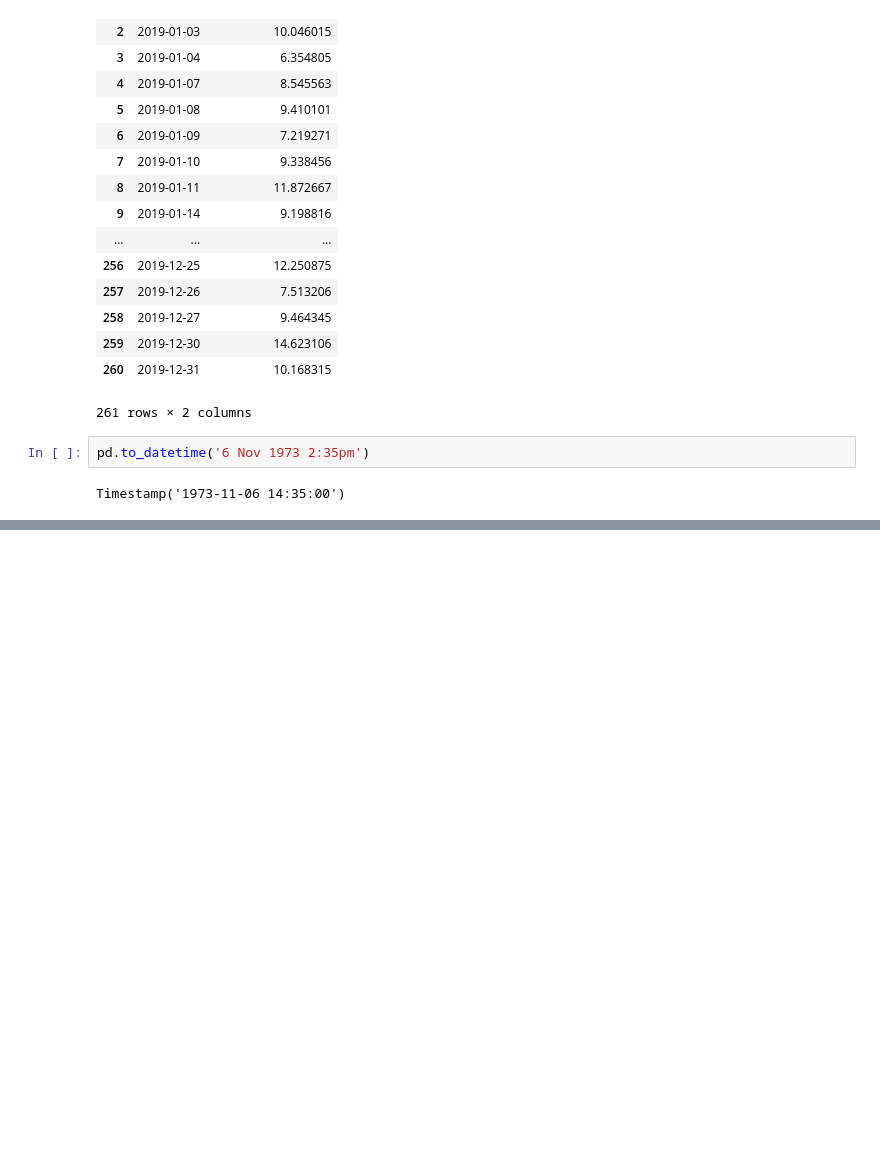
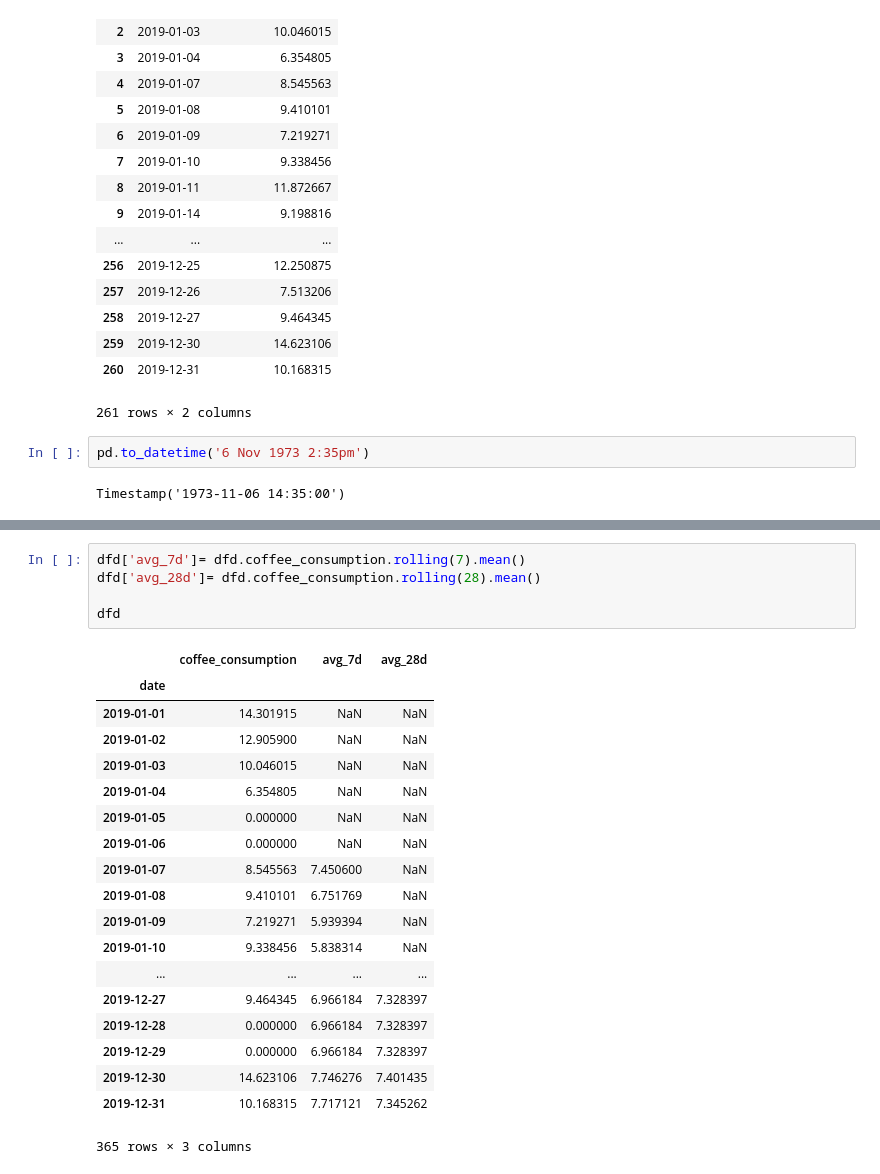
Before and after one commit to kjeliasen/ds-methodologies-exercises, a Jupyter notebook: time_series/time_series_notes.ipynb, the cells around one changed output, grey strips where cells are left out. Drawn from its saved outputs; the diff is of its cells as text; blank space fills up the shorter version.

```diff
--- a/time_series/time_series_notes.ipynb
+++ b/time_series/time_series_notes.ipynb
@@ -28,0 +132,25 @@ Timestamp('1973-11-06 14:35:00')
+# %%
+dfd['avg_7d']= dfd.coffee_consumption.rolling(7).mean()
+dfd['avg_28d']= dfd.coffee_consumption.rolling(28).mean()
+
+dfd
+# %% [output]
+|  | coffee_consumption | avg_7d | avg_28d |
+| date |  |  |  |
+| 2019-01-01 | 14.301915 | NaN | NaN |
+| 2019-01-02 | 12.905900 | NaN | NaN |
+| 2019-01-03 | 10.046015 | NaN | NaN |
+| 2019-01-04 | 6.354805 | NaN | NaN |
+| 2019-01-05 | 0.000000 | NaN | NaN |
+| 2019-01-06 | 0.000000 | NaN | NaN |
+| 2019-01-07 | 8.545563 | 7.450600 | NaN |
+| 2019-01-08 | 9.410101 | 6.751769 | NaN |
+| 2019-01-09 | 7.219271 | 5.939394 | NaN |
+| 2019-01-10 | 9.338456 | 5.838314 | NaN |
+| ... | ... | ... | ... |
+| 2019-12-27 | 9.464345 | 6.966184 | 7.328397 |
+| 2019-12-28 | 0.000000 | 6.966184 | 7.328397 |
+| 2019-12-29 | 0.000000 | 6.966184 | 7.328397 |
+| 2019-12-30 | 14.623106 | 7.746276 | 7.401435 |
+| 2019-12-31 | 10.168315 | 7.717121 | 7.345262 |
+365 rows × 3 columns
```
Also changed, not shown: parts of 11 cells of this notebook, 2 other files.
